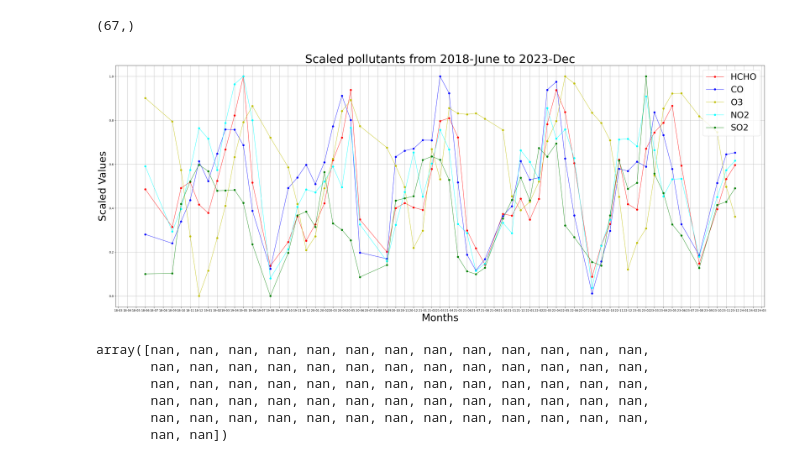
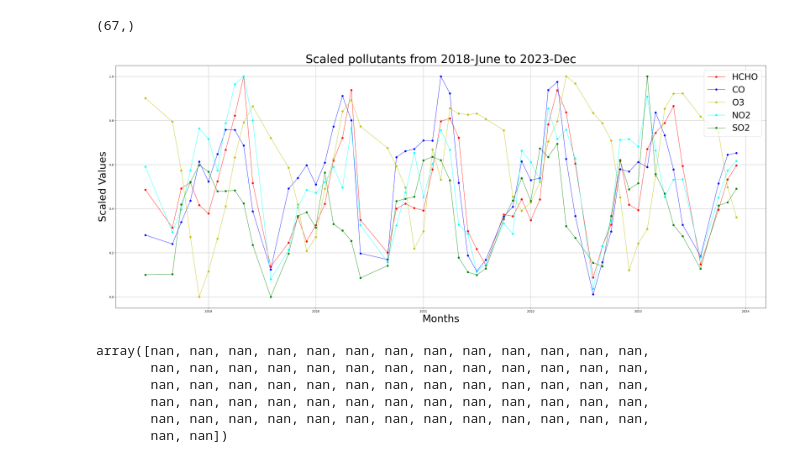
Before and after one commit to Rishi-Bharadwaj/air_pollution_correlation, a Jupyter notebook: graphing3.ipynb, the cells around one changed output. Cells and saved outputs as stored; diff of their text form; code cells hidden in the pictures.

Commit message:
more graphs

```diff
--- a/graphing3.ipynb
+++ b/graphing3.ipynb
@@ -325,35 +325,35 @@ HCHO_scaled.shape
 # %%
 plt.figure(figsize=(40, 15))
 
 # Plotting each pollutant
 plot_values = [value for date, value in zip(months, HCHO_scaled) if pd.notnull(date)]
 plt.plot(plot_dates, plot_values, color='r', label='HCHO',linewidth=1,marker='o')
 plot_values = [value for date, value in zip(months, CO_scaled) if pd.notnull(date)]
 plt.plot(plot_dates, plot_values, color='b', label='CO',linewidth=1,marker='o')
 plot_values = [value for date, value in zip(months, O3_scaled) if pd.notnull(date)]
 plt.plot(plot_dates, plot_values, color='y', label='O3',linewidth=1,marker='o')
 plot_values = [value for date, value in zip(months, NO2_scaled) if pd.notnull(date)]
 plt.plot(plot_dates, plot_values, color='cyan', label='NO2',linewidth=1,marker='o')
 plot_values = [value for date, value in zip(months, SO2_scaled) if pd.notnull(date)]
 plt.plot(plot_dates, plot_values, color='g', label='SO2',linewidth=1,marker='o')
 plt.title('Scaled pollutants from 2018-June to 2023-Dec', fontsize=40)
 plt.xlabel('Months', fontsize=35)
 plt.ylabel('Scaled Values', fontsize=35)
-plt.gca().xaxis.set_major_formatter(mdates.DateFormatter("%y-%m"))
-plt.gca().xaxis.set_major_locator(mdates.MonthLocator(interval=1))
+# plt.gca().xaxis.set_major_formatter(mdates.DateFormatter("%y-%m"))
+# plt.gca().xaxis.set_major_locator(mdates.MonthLocator(interval=1))
 # Customize tick parameters
 plt.xticks()
 plt.yticks()
 
 # Adjust legend font size
 plt.legend(fontsize=30)
 
 plt.grid(True)
 
 # Display the plot
 plt.show()
 # %% [output]
-[figure, old version]
+[figure, new version]
 # %%
 NTL_scaled
 # %% [output]
```
Also changed, not shown: 5 other files.
